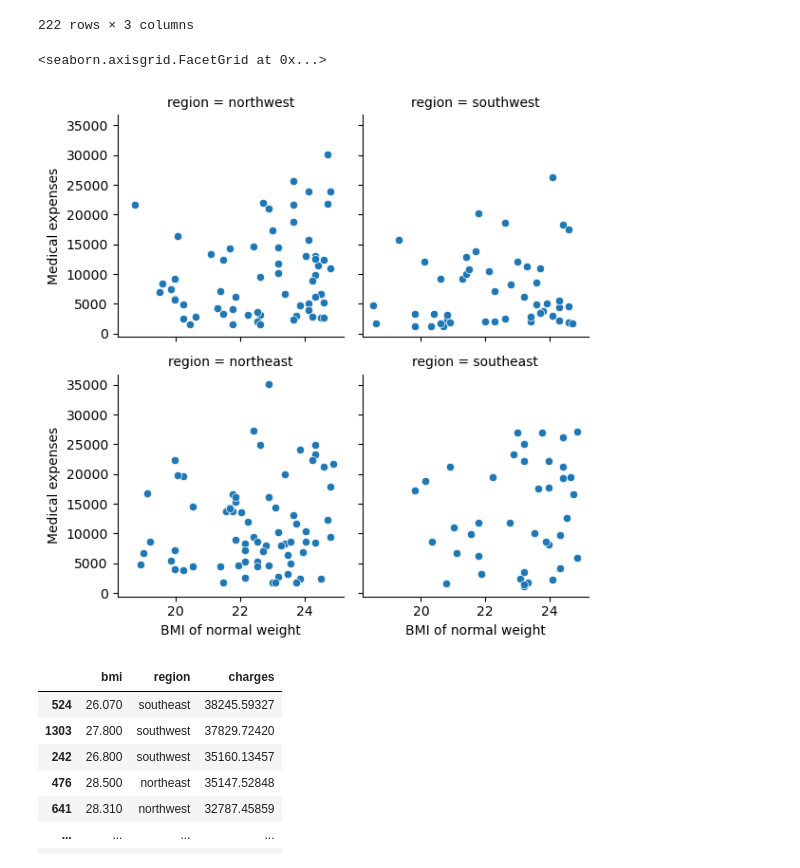
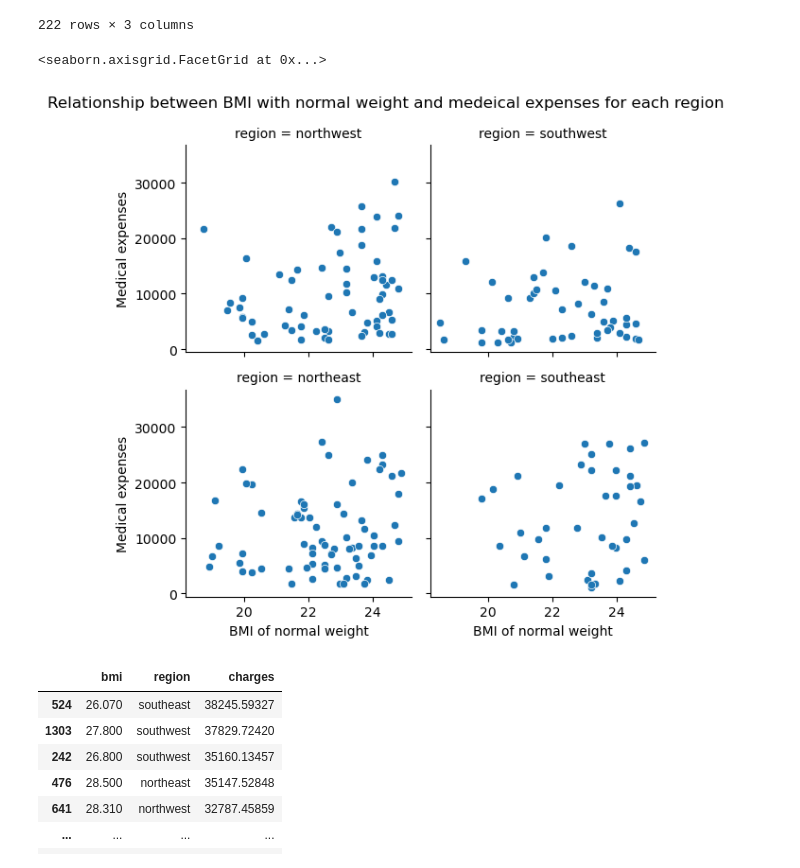
Before and after one commit to ubco-W2022T2-data301/project-group-group10, a Jupyter notebook: analysis/analysis3.ipynb, the cells around one changed output. Cells and saved outputs as stored; diff of their text form; code cells hidden in the pictures.

```diff
--- a/analysis/analysis3.ipynb
+++ b/analysis/analysis3.ipynb
@@ -179,10 +160,11 @@ df2.sort_values('charges', ascending=False)
 222 rows × 3 columns
 # %%
 normal = sns.FacetGrid(data=df2, col="region",col_wrap=2)
+normal.fig.suptitle('Relationship between BMI with normal weight and medeical expenses for each region')
 normal.map(sns.scatterplot, "bmi", "charges").set(ylabel="Medical expenses",xlabel="BMI of normal weight")
 # %% [output]
 <seaborn.axisgrid.FacetGrid at 0x...>
-[figure, old version]
+[figure, new version]
 # %%
 df3=df_drop1[(df_drop1['bmi']>=25)&(df_drop1['bmi']<=29.9)]
 df3.sort_values('charges', ascending=False)
```
Also changed, not shown: parts of 12 cells of this notebook.
